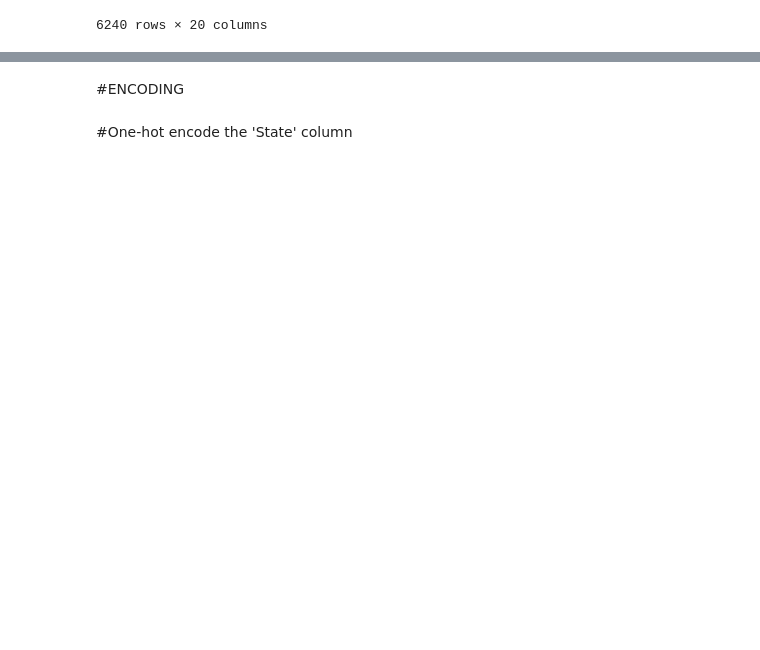
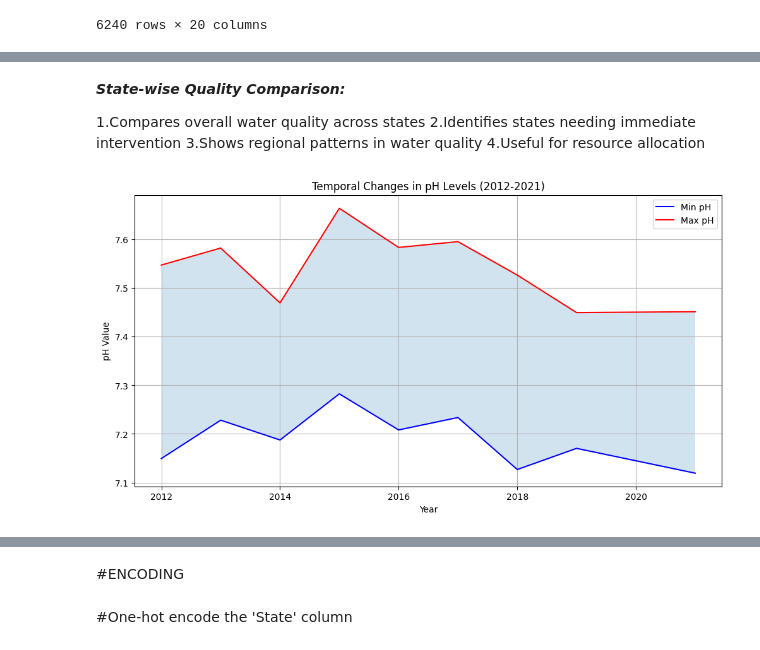
Before and after one commit to cyberdreams8/water-quality-analysis-and-prediction-2, a Jupyter notebook: PDS_waterquality.ipynb, the cells around one changed output, grey strips where cells are left out. Drawn from its saved outputs; the diff is of its cells as text; code cells hidden in the pictures; blank space fills up the shorter version.

```diff
--- a/PDS_waterquality.ipynb
+++ b/PDS_waterquality.ipynb
@@ -509,0 +554,23 @@ Dataset
+# %% [markdown]
+***State-wise Quality Comparison:***
+
+
+1.Compares overall water quality across states
+2.Identifies states needing immediate intervention
+3.Shows regional patterns in water quality
+4.Useful for resource allocation
+# %%
+    # 3. Temporal Changes in pH Levels
+    plt.figure(figsize=(12, 6))
+    yearly_ph = Dataset.groupby('Year')[['pH Min', 'pH Max']].mean()
+    plt.plot(yearly_ph.index, yearly_ph['pH Min'], 'b-', label='Min pH')
+    plt.plot(yearly_ph.index, yearly_ph['pH Max'], 'r-', label='Max pH')
+    plt.fill_between(yearly_ph.index, yearly_ph['pH Min'], yearly_ph['pH Max'], alpha=0.2)
+    plt.title('Temporal Changes in pH Levels (2012-2021)')
+    plt.xlabel('Year')
+    plt.ylabel('pH Value')
+    plt.legend()
+    plt.grid(True)
+    plt.show()
+# %% [output]
+[figure, added]
```
Also changed, not shown: parts of 13 cells of this notebook.
